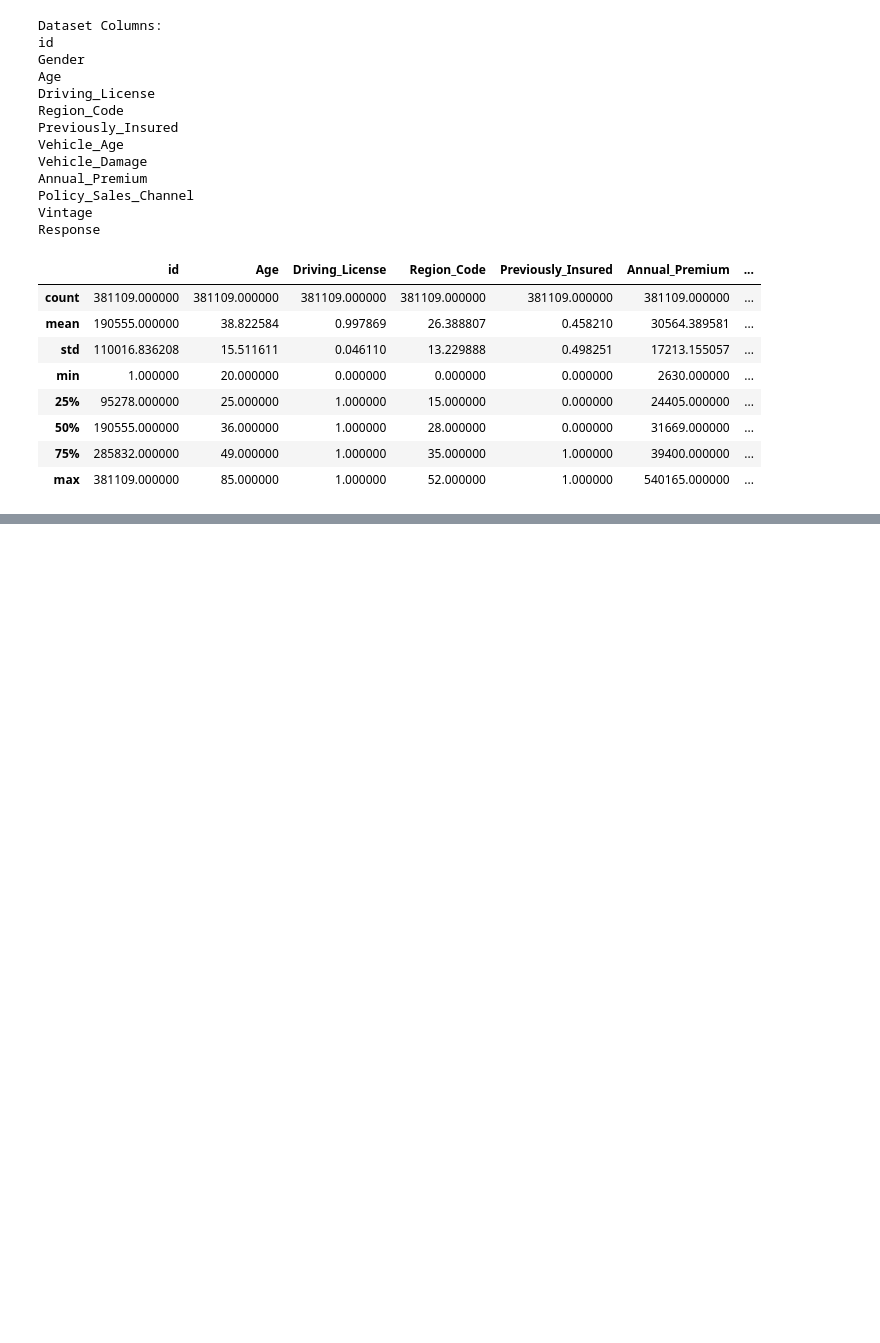
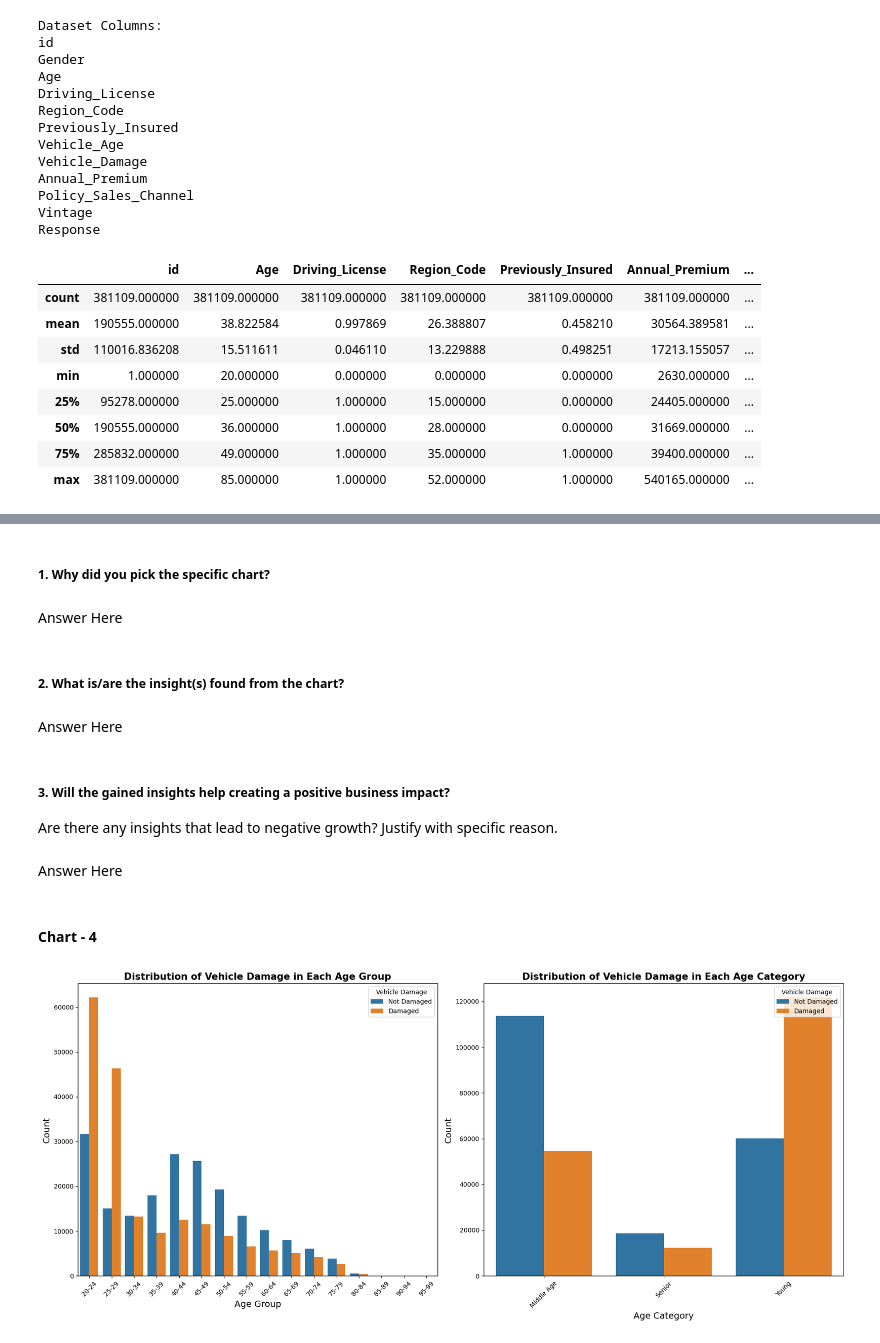
Before and after one commit to anirudhawagh/HEALTH-INSURANCE-CROSS-SELL-PREDICTION-by-Aniruddha-wagh, a Jupyter notebook: project2.ipynb, the cells around one changed output, grey strips where cells are left out. Saved outputs shown, nothing was run; the diff lists cells and outputs as text; code cells hidden in the pictures; blank space fills up the shorter version.

```diff
--- a/project2.ipynb
+++ b/project2.ipynb
@@ -252,0 +580,44 @@ data_df.describe()
+# %% [markdown]
+##### 1. Why did you pick the specific chart?
+# %% [markdown]
+Answer Here
+# %% [markdown]
+##### 2. What is/are the insight(s) found from the chart?
+# %% [markdown]
+Answer Here
+# %% [markdown]
+##### 3. Will the gained insights help creating a positive business impact?
+Are there any insights that lead to negative growth? Justify with specific reason.
+# %% [markdown]
+Answer Here
+# %% [markdown]
+#### Chart - 4
+# %%
+  # Chart - 4 visualization code
+  # Plot the data
+  plt.figure(figsize=(18, 8))  # Adjust the figure size as needed
+
+  # Subplot 1: Distribution of Vehicle Damage in Each Age Group
+  plt.subplot(1, 2, 1)
+  sns.countplot(x='Age_Group', hue='Vehicle_Damage', data=data_df)
+  plt.xlabel('Age Group', fontsize=14)
+  plt.ylabel('Count', fontsize=14)
+  plt.title('Distribution of Vehicle Damage in Each Age Group', fontsize=15, fontweight='bold')
+  plt.xticks(rotation=45)
+  plt.legend(title='Vehicle Damage', labels=['Not Damaged', 'Damaged'], loc='upper right')
+
+  # Subplot 2: Distribution of Vehicle Damage in Each Age Category
+  plt.subplot(1, 2, 2)
+  sns.countplot(x='Age_Category', hue='Vehicle_Damage', data=data_df)
+  plt.xlabel('Age Category', fontsize=14)
+  plt.ylabel('Count', fontsize=14)
+  plt.title('Distribution of Vehicle Damage in Each Age Category', fontsize=15, fontweight='bold')
+  plt.xticks(rotation=45)
+  plt.legend(title='Vehicle Damage', labels=['Not Damaged', 'Damaged'], loc='upper right')
+
+  # Adjust the layout of the subplots
+  plt.tight_layout()
+
+  plt.show()
+# %% [output]
+[figure, added]
```
Also changed, not shown: parts of 33 cells of this notebook.
